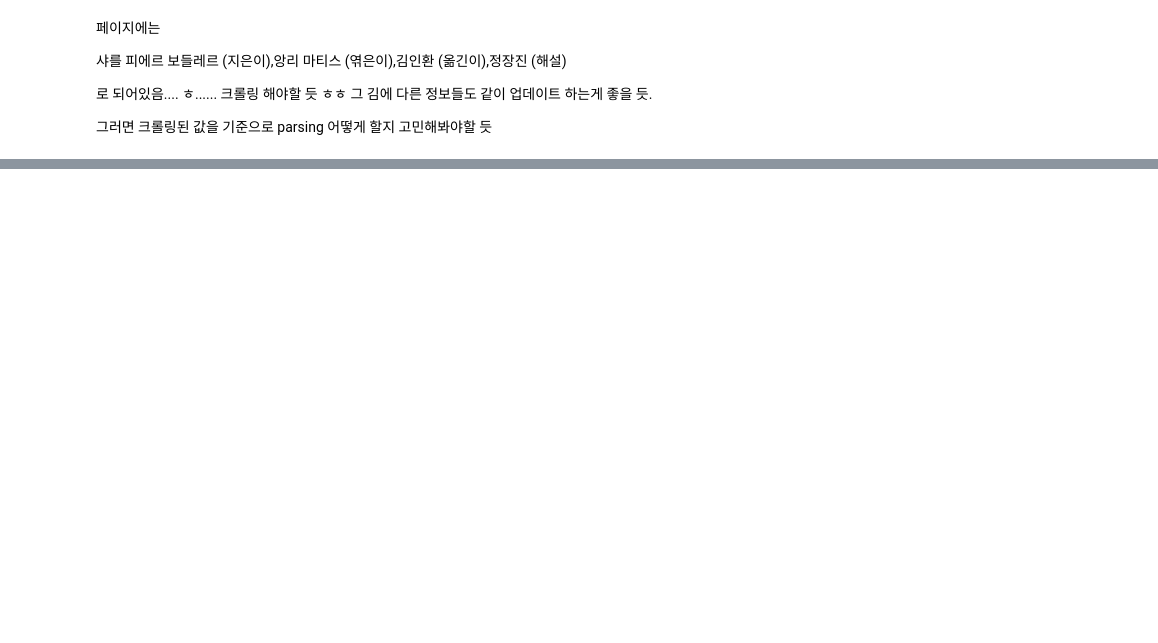
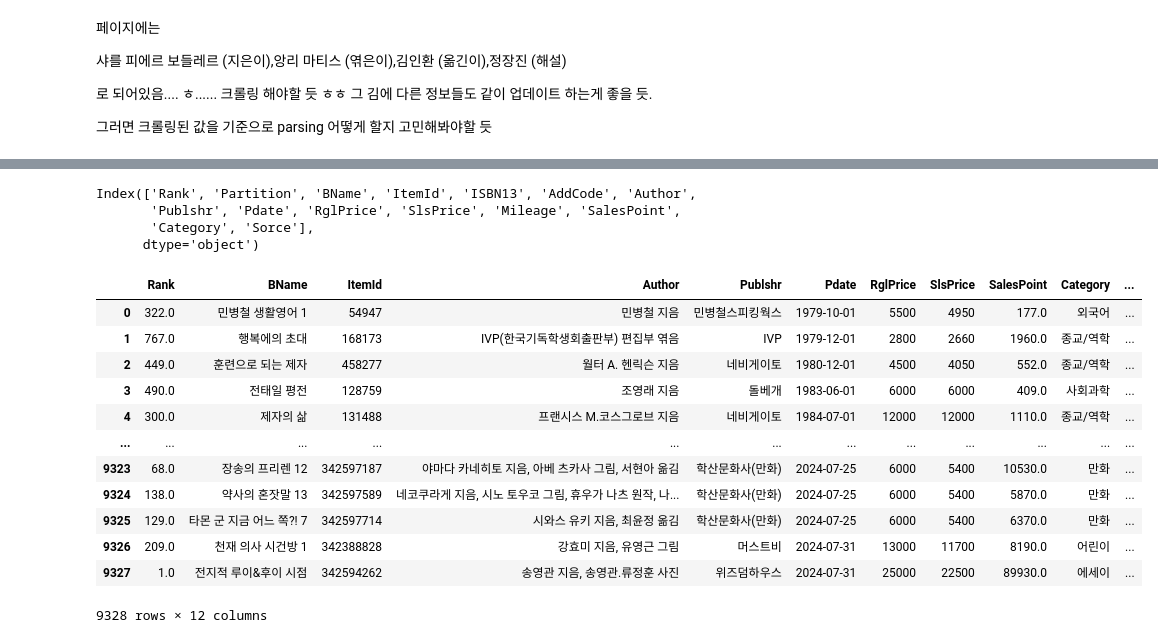
Before and after one commit to kdt-3-second-Project/aladin_usedbook, a Jupyter notebook: research/240711_preprocess_usedinfo.ipynb, the cells around one changed output, grey strips where cells are left out. Cells and saved outputs as stored; diff of their text form; code cells hidden in the pictures; blank space fills up the shorter version.

```diff
--- a/research/240711_preprocess_usedinfo.ipynb
+++ b/research/240711_preprocess_usedinfo.ipynb
@@ -453,0 +969,17 @@ table = soup.select_one(selector)
+# %%
+patterns=dict()
+patterns['['] = r'\[+[^\[\]]+\]+'
+patterns['{'] = r'\{+[^\{\}]+\}+'
+patterns['('] = r'\(+[^\(\)]+\)+'
+
+def re_iter_to_rslt(re_iter):
+    return {
+        m.start() : m.group()
+        for m in re_iter
+    }
+
+def find_patterns(patterns,sentence):
+    return {
+        key : re_iter_to_rslt(re.finditer(pat,sentence.strip()))
+        for key,pat in patterns.items()
+    }
@@ -453,0 +1042,6 @@ table = soup.select_one(selector)
+# %%
+def clear_patterns(patterns:dict,sentence):
+    for pat in patterns.values() :
+        sentence = re.sub(pat,'',sentence).strip()
+        sentence = re.sub(r'\s+',' ',sentence).strip()
+    return sentence
@@ -453,0 +1115,42 @@ table = soup.select_one(selector)
+# %%
+bookinfo.columns
+# %% [output]
+Index(['Rank', 'Partition', 'BName', 'ItemId', 'ISBN13', 'AddCode', 'Author',
+       'Publshr', 'Pdate', 'RglPrice', 'SlsPrice', 'Mileage', 'SalesPoint',
+       'Category', 'Sorce'],
+      dtype='object')
+# %%
+bookinfo_processed = bookinfo.copy()
+cols = ['Rank','BName','ItemId','Author',
+       'Publshr','Pdate','RglPrice','SlsPrice','SalesPoint',
+       'Category','Sorce']
+bookinfo_processed = bookinfo_processed[cols]
+# %%
+import itertools
+
+titles = bookinfo['BName']
+temp = titles.apply(lambda x : find_patterns(patterns,x))
+temp2 = pd.DataFrame(data = [np.nan]*len(temp),index = temp.index)
+for parens in patterns.keys():
+    temp2[f'con_{parens}'] = temp.apply(lambda x: ', '.join(list(x[parens].values())))
+
+paren_cols = list(map(lambda x : f'con_{x}',patterns.keys()))
+bookinfo_processed['BName_sub'] = temp2[paren_cols].apply(lambda x : ', '.join(
+    (filter(lambda y : y !='',x))),axis=1)
+bookinfo_processed['BName'] = titles.apply(lambda x : clear_patterns(patterns,x))
+
+bookinfo_processed
+# %% [output]
+|  | Rank | BName | ItemId | Author | Publshr | Pdate | RglPrice | SlsPrice | SalesPoint | Category | ... |
+| 0 | 322.0 | 민병철 생활영어 1 | 54947 | 민병철 지음 | 민병철스피킹웍스 | 1979-10-01 | 5500 | 4950 | 177.0 | 외국어 | ... |
+| 1 | 767.0 | 행복에의 초대 | 168173 | IVP(한국기독학생회출판부) 편집부 엮음 | IVP | 1979-12-01 | 2800 | 2660 | 1960.0 | 종교/역학 | ... |
+| 2 | 449.0 | 훈련으로 되는 제자 | 458277 | 월터 A. 헨릭슨 지음 | 네비게이토 | 1980-12-01 | 4500 | 4050 | 552.0 | 종교/역학 | ... |
+| 3 | 490.0 | 전태일 평전 | 128759 | 조영래 지음 | 돌베개 | 1983-06-01 | 6000 | 6000 | 409.0 | 사회과학 | ... |
+| 4 | 300.0 | 제자의 삶 | 131488 | 프랜시스 M.코스그로브 지음 | 네비게이토 | 1984-07-01 | 12000 | 12000 | 1110.0 | 종교/역학 | ... |
+| ... | ... | ... | ... | ... | ... | ... | ... | ... | ... | ... | ... |
+| 9323 | 68.0 | 장송의 프리렌 12 | 342597187 | 야마다 카네히토 지음, 아베 츠카사 그림, 서현아 옮김 | 학산문화사(만화) | 2024-07-25 | 6000 | 5400 | 10530.0 | 만화 | ... |
+| 9324 | 138.0 | 약사의 혼잣말 13 | 342597589 | 네코쿠라게 지음, 시노 토우코 그림, 휴우가 나츠 원작, 나... | 학산문화사(만화) | 2024-07-25 | 6000 | 5400 | 5870.0 | 만화 | ... |
+| 9325 | 129.0 | 타몬 군 지금 어느 쪽?! 7 | 342597714 | 시와스 유키 지음, 최윤정 옮김 | 학산문화사(만화) | 2024-07-25 | 6000 | 5400 | 6370.0 | 만화 | ... |
+| 9326 | 209.0 | 천재 의사 시건방 1 | 342388828 | 강효미 지음, 유영근 그림 | 머스트비 | 2024-07-31 | 13000 | 11700 | 8190.0 | 어린이 | ... |
+| 9327 | 1.0 | 전지적 루이&후이 시점 | 342594262 | 송영관 지음, 송영관.류정훈 사진 | 위즈덤하우스 | 2024-07-31 | 25000 | 22500 | 89930.0 | 에세이 | ... |
+9328 rows × 12 columns
```
Also changed, not shown: parts of 59 cells of this notebook.
